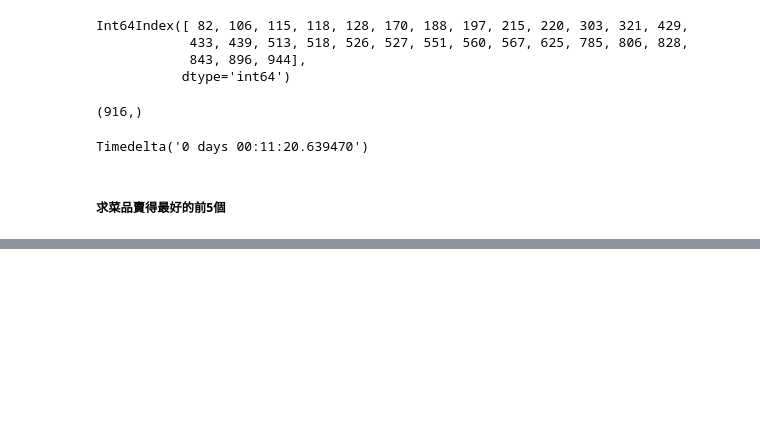
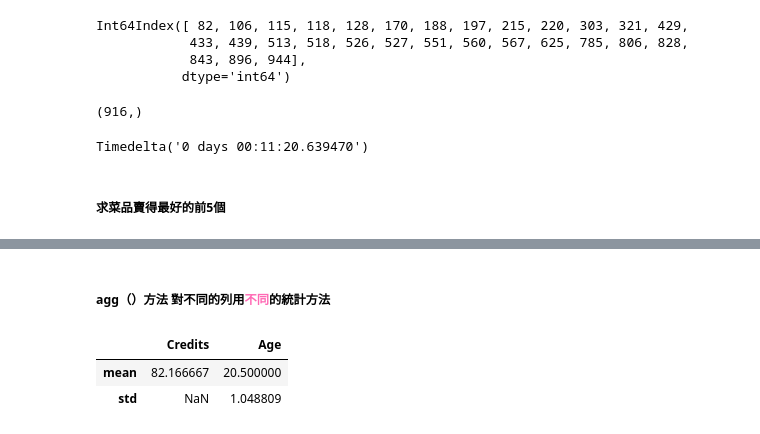
Before and after one commit to oz1n/gitfirst, a Jupyter notebook: pandas/Pandasex.ipynb, the cells around one changed output, grey strips where cells are left out. Cells and saved outputs as stored; diff of their text form; code cells hidden in the pictures; blank space fills up the shorter version.

```diff
--- a/pandas/Pandasex.ipynb
+++ b/pandas/Pandasex.ipynb
@@ -543,0 +591,8 @@ Name: dishes_name, dtype: int64
+# %% [markdown]
+##### agg（）方法 對不同的列用<font color = "hotpink">不同</font>的統計方法
+# %%
+credits.agg({'Credits': np.mean, 'Age': [np.mean, np.std]}) #可傳多個參數。
+# %% [output]
+|  | Credits | Age |
+| mean | 82.166667 | 20.500000 |
+| std | NaN | 1.048809 |
```
Also changed, not shown: parts of 14 cells of this notebook.
